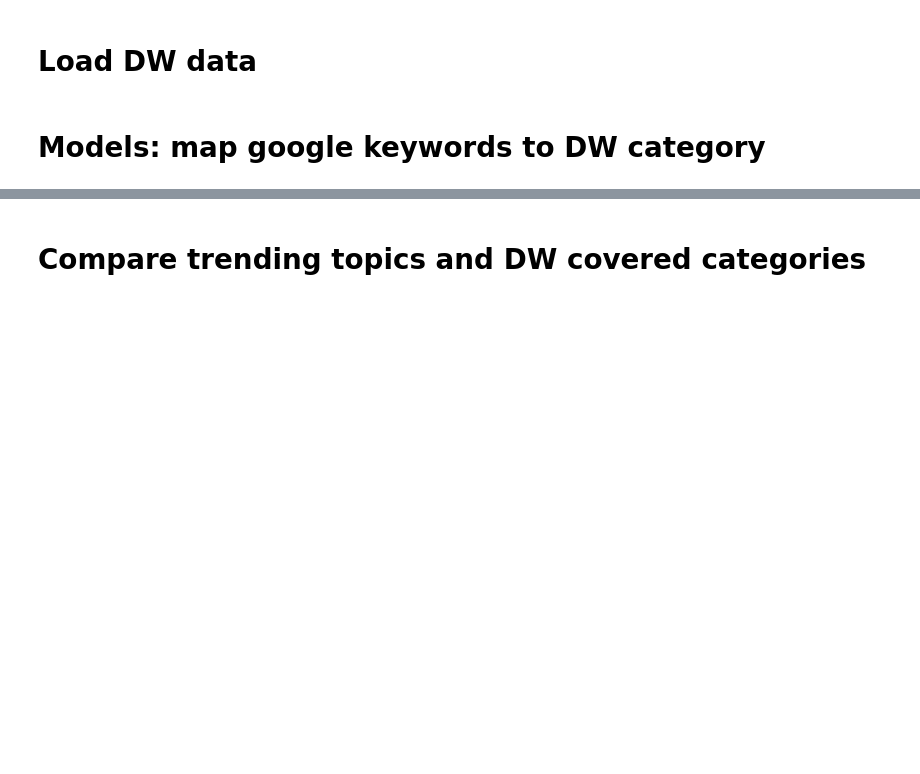
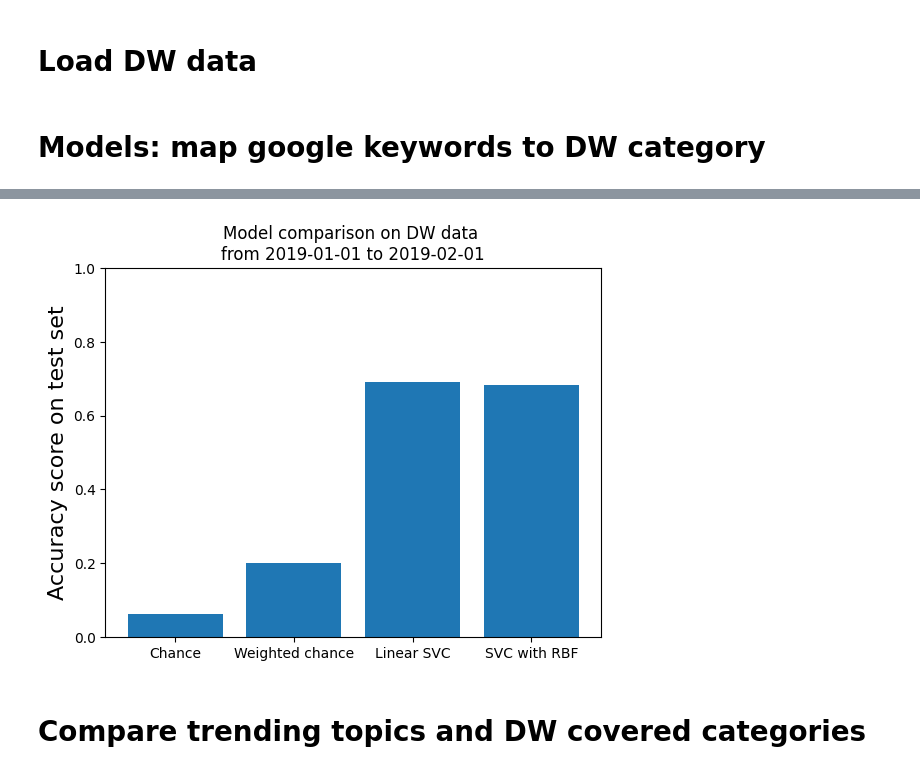
Before and after one commit to mariosakritas/NLP-methods-for-news-articles, a Jupyter notebook: notebooks/pipeline1_main.ipynb, the cells around one changed output, grey strips where cells are left out. Drawn from its saved outputs; the diff is of its cells as text; code cells hidden in the pictures; blank space fills up the shorter version.

Commit message:
made models more uniform and added model comparison

```diff
--- a/notebooks/pipeline1_main.ipynb
+++ b/notebooks/pipeline1_main.ipynb
@@ -69,7 +76,7 @@ if os.path.isfile(clean_data_file) == False:
 df_dw = pd.read_json(clean_data_file, orient ='split', compression = 'infer')
 
 # Remove rows witn no category
-df_dw.dropna(subset=['cleanFocusCategory'], inplace = True)
+df_dw.dropna(subset=['cleanFocusParentCategory'], inplace = True)
 df_dw.reset_index(drop = True, inplace = True)
 # %% [markdown]
 # Models: map google keywords to DW category
@@ -286,2 +86,47 @@ def evaluate_metrics(yt, yp):
+# %%
+# Split in test and train
+lst_keywords_train, lst_keywords_test, label_train, label_test, indices_train, indices_test = \
+    train_test_split(df_dw['keywordStringsCleanAfterFuzz'], df_dw['cleanFocusParentCategory'], df_dw.index, test_size=0.33, random_state=0)
+
+# Vectorise to input to the model
+vec_keywords_dw_train = get_vectors(lst_keywords_train.astype(str), wv)
+vec_keywords_dw_test = get_vectors(lst_keywords_test.astype(str), wv)
+
+# Create empty dictionaries to store each model's score
+score = {}
+# %%
+# Dummy model (mean)
+model = DummyClassifier(strategy='uniform')
+model.fit(vec_keywords_dw_train.values, label_train.values)
+y_pred = model.predict(vec_keywords_dw_test.values)
+score['Chance'] = accuracy_score(label_test.values, y_pred)
+
+# Dummy model (weighted mean)
+model = DummyClassifier(strategy='stratified')
+model.fit(vec_keywords_dw_train.values, label_train.values)
+y_pred = model.predict(vec_keywords_dw_test.values)
+score['Weighted chance'] = accuracy_score(label_test.values, y_pred)
+
+# Linear SVC
+model = LinearSVC(max_iter = 8000)
+model.fit(vec_keywords_dw_train.values, label_train.values)
+y_pred = model.predict(vec_keywords_dw_test.values)
+score['Linear SVC'] = accuracy_score(label_test.values, y_pred)
+
+# SVC with RBF
+model = SVC(C=20, kernel='rbf')
+model.fit(vec_keywords_dw_train.values, label_train.values)
+y_pred = model.predict(vec_keywords_dw_test.values)
+score['SVC with RBF'] = accuracy_score(label_test.values, y_pred)
+# %%
+key, values = zip(*score.items())
+plt.bar(key, values)
+plt.ylabel('Accuracy score on test set', fontsize=16)
+plt.ylim(0, 1)
+plt.title('Model comparison on DW data \nfrom ' + start_date + ' to ' + end_date)
+
+plt.show()
+# %% [output]
+[figure, added]
 # %% [markdown]
 # Compare trending topics and DW covered categories
```
Also changed, not shown: parts of 19 cells of this notebook.
